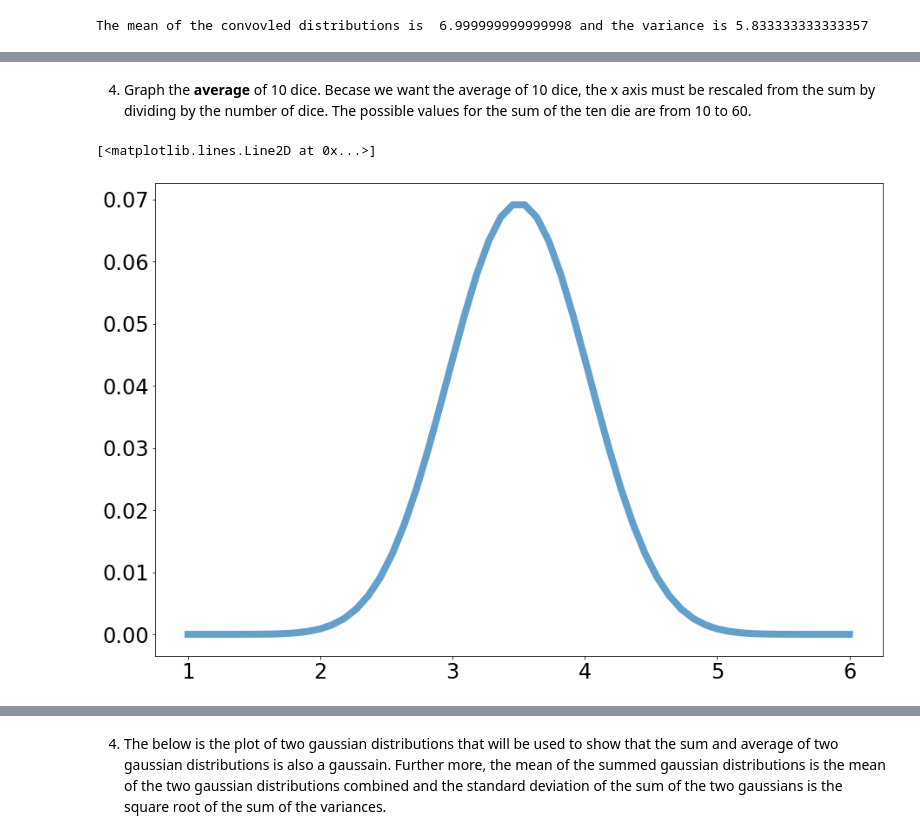
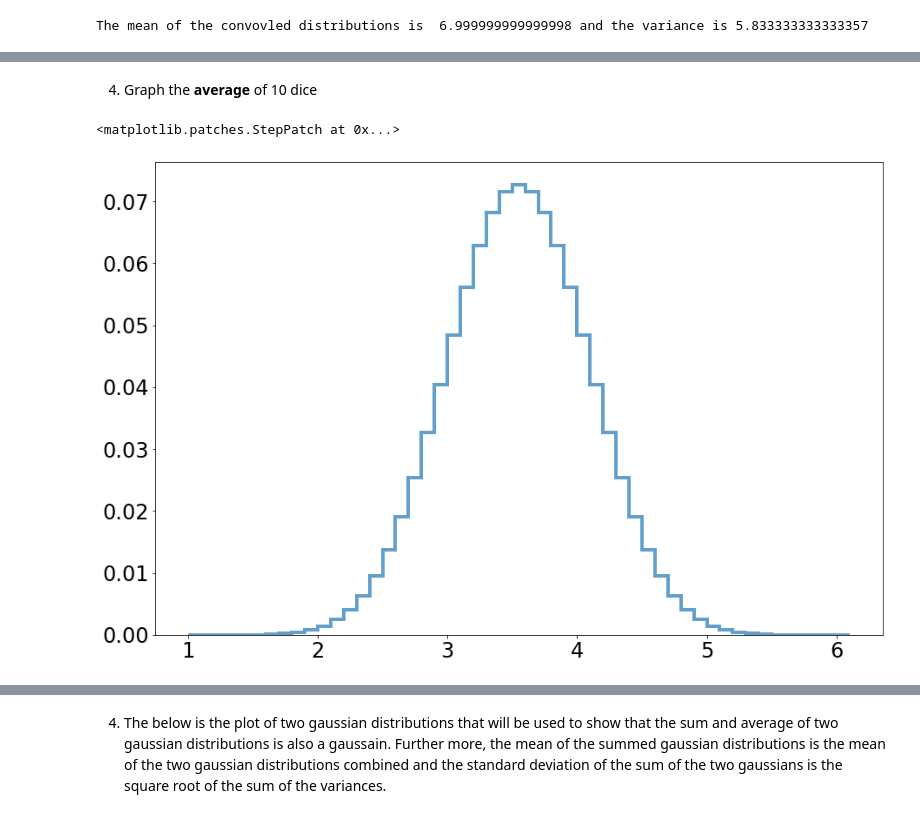
Before and after one commit to cmerrill11/Phys-434, a Jupyter notebook: Hw2.ipynb, the cells around one changed output, grey strips where cells are left out. Cells and saved outputs as stored; diff of their text form; code cells hidden in the pictures.

```diff
--- a/Hw2.ipynb
+++ b/Hw2.ipynb
@@ -66,19 +50,17 @@ plt.stairs(conv, edges, linewidth = 8)
 # %% [markdown]
-4) Graph the **average** of 10 dice. Becase we want the average of 10 dice, the x axis must be rescaled from the sum by dividing by the number of dice. The possible values for the sum of the ten die are from 10 to 60.
+4) Graph the **average** of 10 dice
 # %%
+pdf1 = [1/6, 1/6, 1/6, 1/6, 1/6, 1/6]
+conv10 = [1/6, 1/6, 1/6, 1/6, 1/6, 1/6]
 
+for i in range(9):
+    conv10  = np.convolve(conv10, pdf1)
 
-
-pdf1 = [1/6, 1/6, 1/6, 1/6, 1/6, 1/6]
-conv = [1/6, 1/6, 1/6, 1/6, 1/6, 1/6]
-
-for i in range(10):
-    conv  = np.convolve(conv, pdf1)
-
-x = np.linspace(1,6,len(conv))
+x_plot = np.arange(10, 62) / 10
+sums10 = np.arange(10, 61) / 10
 
 plt.tick_params(labelsize = 24)
-plt.plot(x, conv, linewidth = 8, alpha = 0.7)
+plt.stairs(conv10, x_plot, linewidth = 4, alpha = 0.7)
 # %% [output]
-[<matplotlib.lines.Line2D at 0x...>]
+<matplotlib.patches.StepPatch at 0x...>
-[figure, old version]
+[figure, new version]
```
Also changed, not shown: parts of 11 cells of this notebook.
